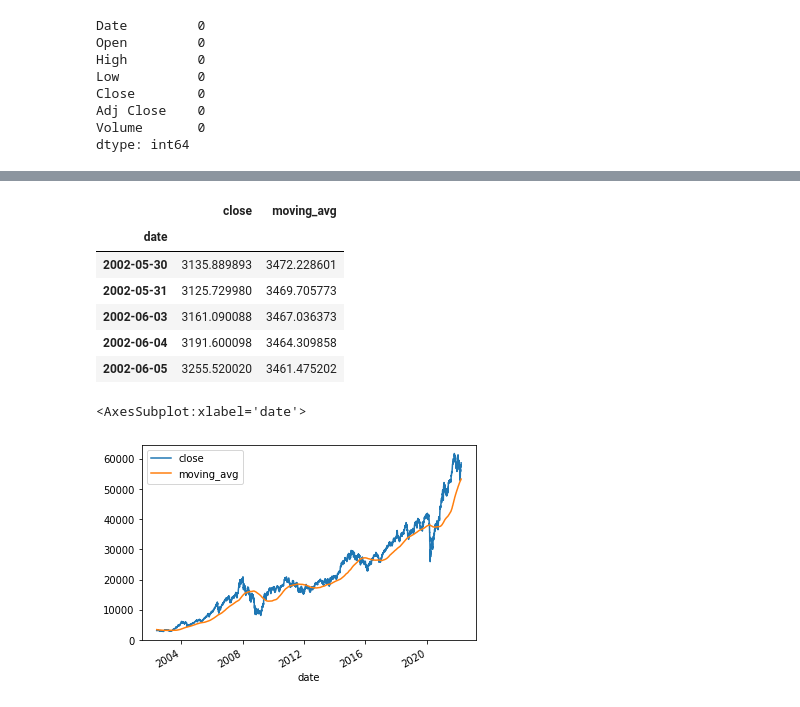
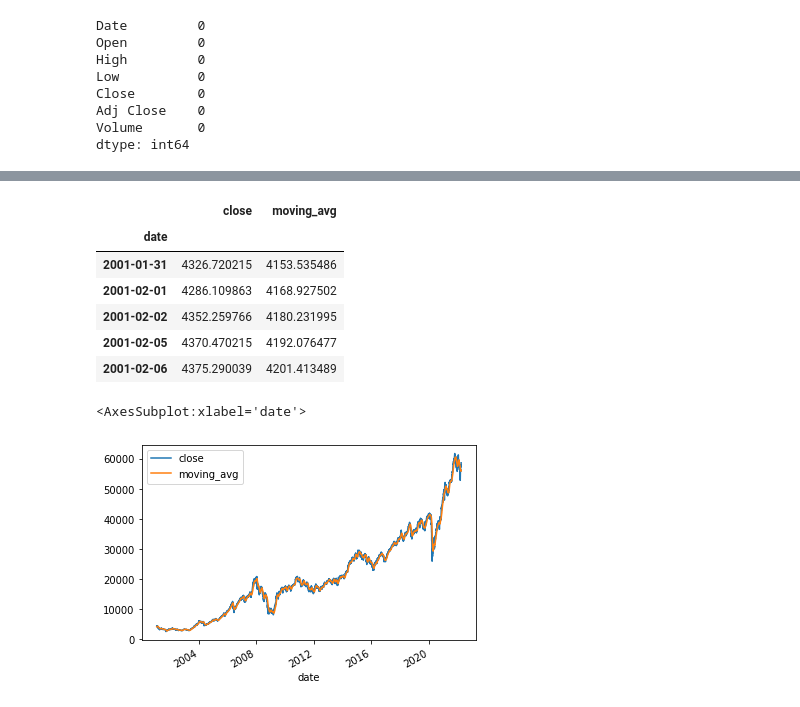
Before and after one commit to chaitsugale/Stock-Market-Prediction-The-Spark-Foundation-, a Jupyter notebook: Stock_Market_Prediction_Using_Numerical_and_Textual_Analysis(The_Spark_Foundation).ipynb, the cells around one changed output, grey strips where cells are left out. Cells and saved outputs as stored; diff of their text form; code cells hidden in the pictures.

```diff
--- a/Stock_Market_Prediction_Using_Numerical_and_Textual_Analysis(The_Spark_Foundation).ipynb
+++ b/Stock_Market_Prediction_Using_Numerical_and_Textual_Analysis(The_Spark_Foundation).ipynb
@@ -171,17 +171,17 @@ def bse_stock_weekly_moving_avg(weeks,df):
   close_data['moving_avg'] = close_data['close'].rolling(window = num).mean().shift()
   return close_data.dropna()
 # %%
-bse_stock_weekly_moving_avg(70,bse_data).head()
+bse_stock_weekly_moving_avg(4,bse_data).head()
 # %% [output]
 |  | close | moving_avg |
 | date |  |  |
-| 2002-05-30 | 3135.889893 | 3472.228601 |
-| 2002-05-31 | 3125.729980 | 3469.705773 |
-| 2002-06-03 | 3161.090088 | 3467.036373 |
-| 2002-06-04 | 3191.600098 | 3464.309858 |
-| 2002-06-05 | 3255.520020 | 3461.475202 |
+| 2001-01-31 | 4326.720215 | 4153.535486 |
+| 2001-02-01 | 4286.109863 | 4168.927502 |
+| 2001-02-02 | 4352.259766 | 4180.231995 |
+| 2001-02-05 | 4370.470215 | 4192.076477 |
+| 2001-02-06 | 4375.290039 | 4201.413489 |
 # %%
-bse_stock_weekly_moving_avg(70,bse_data).plot()
+bse_stock_weekly_moving_avg(4,bse_data).plot()
 # %% [output]
 <AxesSubplot:xlabel='date'>
-[figure, old version]
+[figure, new version]
```
Also changed, not shown: parts of 4 cells of this notebook.
